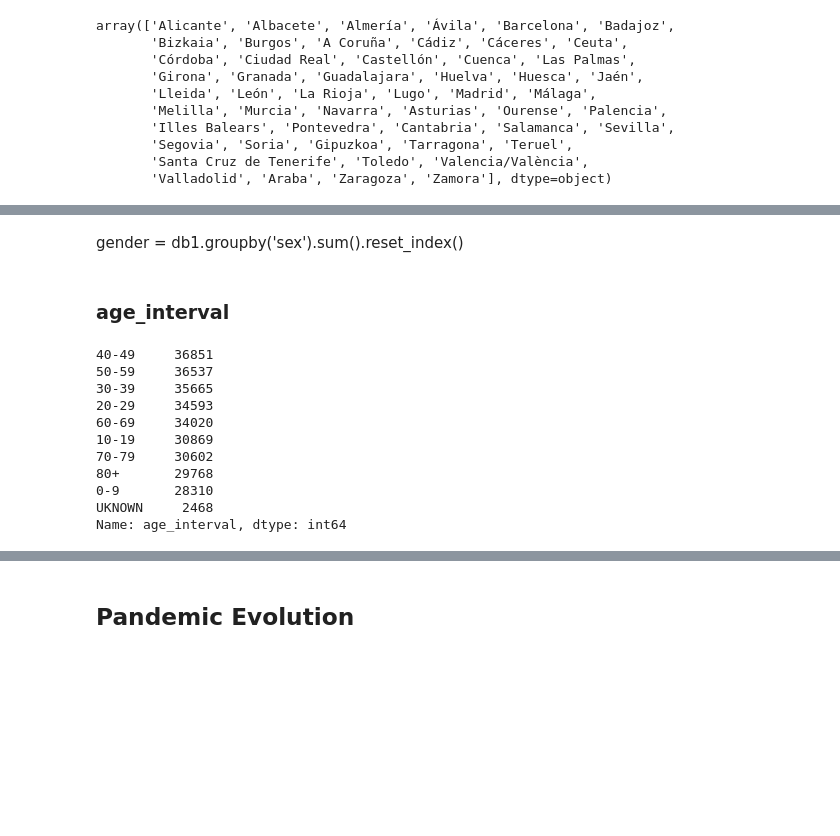
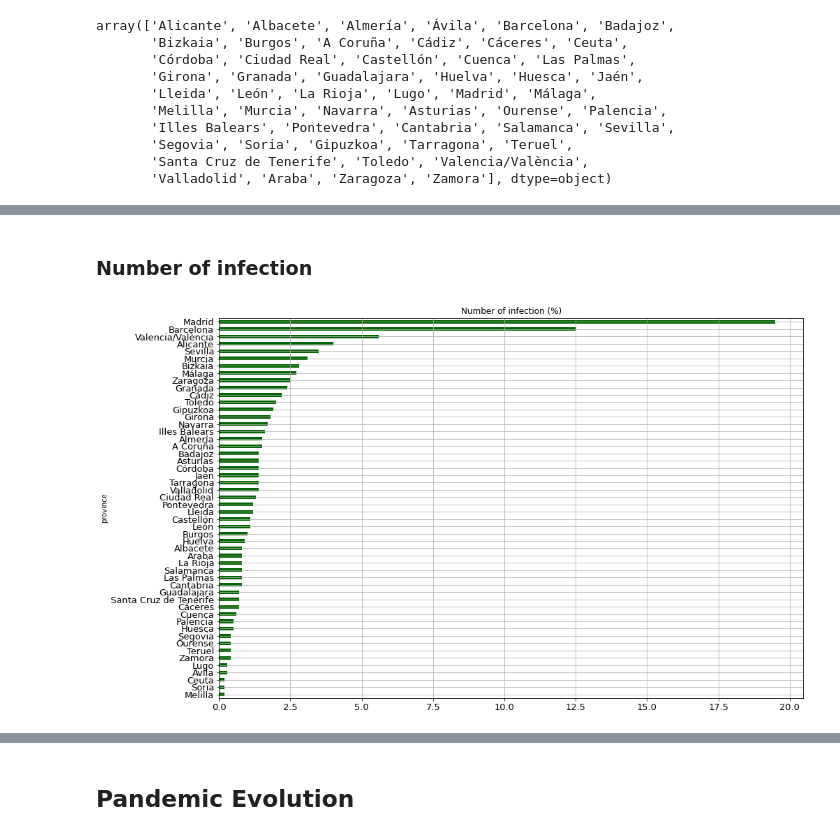
Before and after one commit to ffreire92/final_project, a Jupyter notebook: Information_sources.ipynb, the cells around one changed output, grey strips where cells are left out. Saved outputs shown, nothing was run; the diff lists cells and outputs as text; code cells hidden in the pictures; blank space fills up the shorter version.

```diff
--- a/Information_sources.ipynb
+++ b/Information_sources.ipynb
@@ -386,18 +354,9 @@ Name: sex, dtype: int64
-# %% [markdown]
-gender = db1.groupby('sex').sum().reset_index()
-# %% [markdown]
-### age_interval
-# %%
-db1.age_interval.value_counts()
-# %% [output]
-40-49     36851
-50-59     36537
-30-39     35665
-20-29     34593
-60-69     34020
-10-19     30869
-70-79     30602
-80+       29768
-0-9       28310
-UKNOWN     2468
-Name: age_interval, dtype: int64
+# %%
+province = organise('province')
+# %% [markdown]
+### Number of infection
+# %%
+graph_bar('vertical', sort_data(province, 'Number of infection (%)'),
+          'Number of infection (%)', 'Number of infection (%)', 'Darkgreen')
+# %% [output]
+[figure, added]
```
Also changed, not shown: parts of 41 cells of this notebook.
